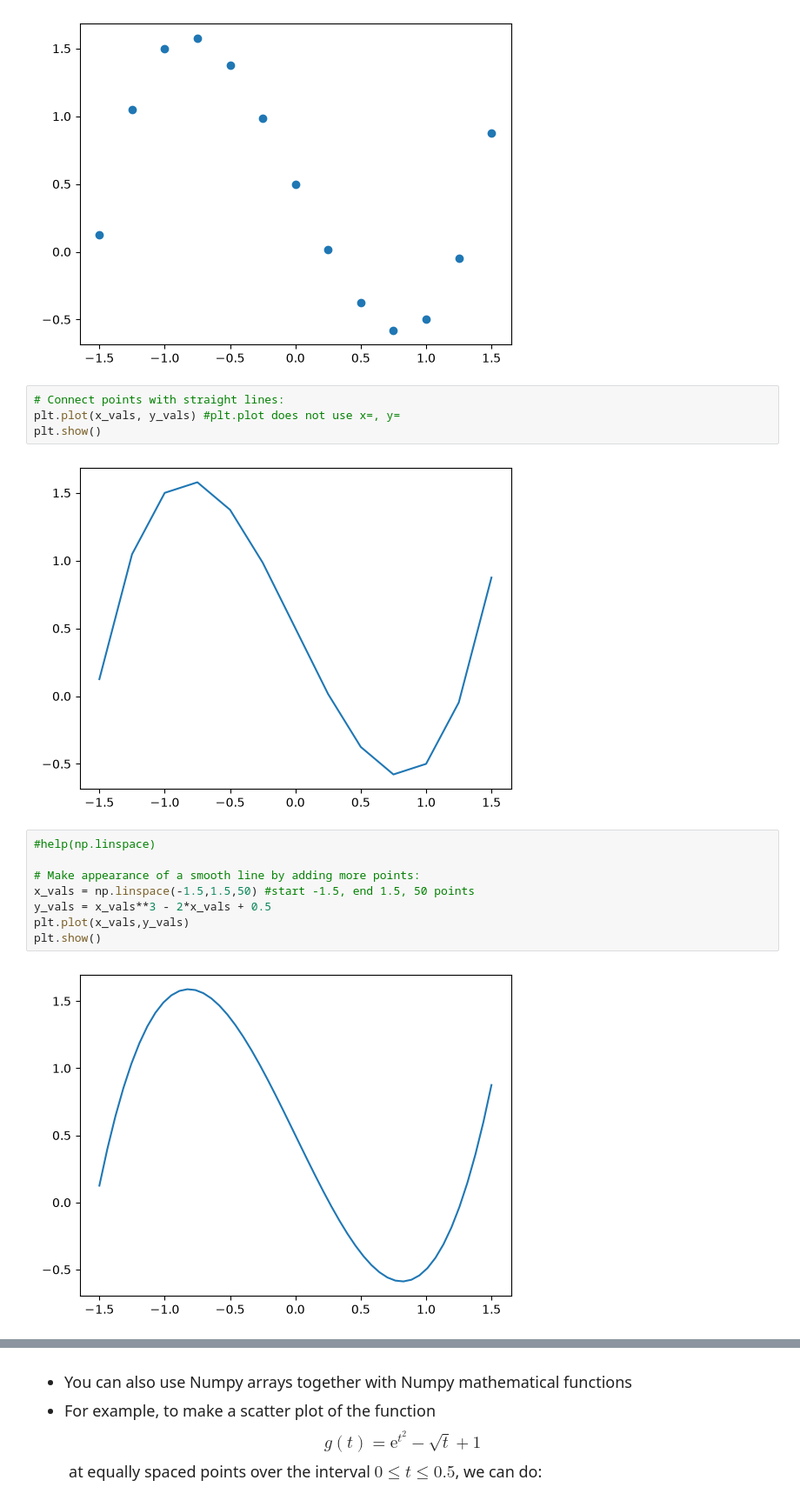
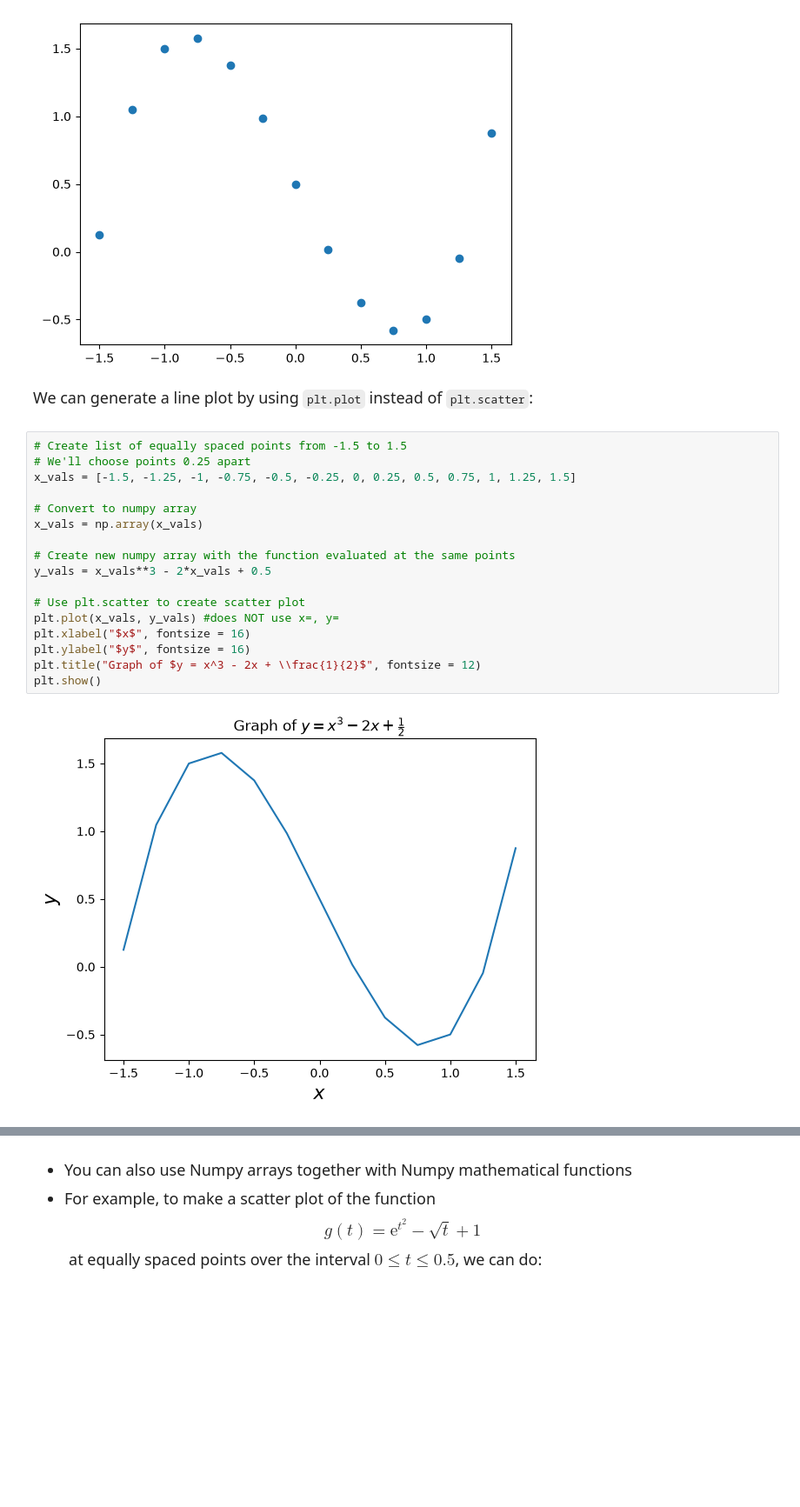
Before and after one commit to maria-shestakov/datasci151fall2026, a Jupyter notebook: lecture_04_other_sequence_objects/My Copy - Lecture04.ipynb, the cells around one changed output, grey strips where cells are left out. Shown at 87% size. Cells and saved outputs as stored; diff of their text form; blank space fills up the shorter version.

```diff
--- a/lecture_04_other_sequence_objects/My Copy - Lecture04.ipynb
+++ b/lecture_04_other_sequence_objects/My Copy - Lecture04.ipynb
@@ -540,19 +544,26 @@ plt.scatter(x = x_vals, y = y_vals)
 plt.show()
 # %% [output]
 [figure]
-# %%
-# Connect points with straight lines:
-plt.plot(x_vals, y_vals) #plt.plot does not use x=, y=
-plt.show()
-# %% [output]
-[figure, removed]
-# %%
-#help(np.linspace)
-
-# Make appearance of a smooth line by adding more points:
-x_vals = np.linspace(-1.5,1.5,50) #start -1.5, end 1.5, 50 points
-y_vals = x_vals**3 - 2*x_vals + 0.5
-plt.plot(x_vals,y_vals)
-plt.show()
-# %% [output]
-[figure, removed]
+# %% [markdown]
+<font size = "4">
+
+We can generate a line plot by using `plt.plot` instead of `plt.scatter`:
+# %%
+# Create list of equally spaced points from -1.5 to 1.5
+# We'll choose points 0.25 apart
+x_vals = [-1.5, -1.25, -1, -0.75, -0.5, -0.25, 0, 0.25, 0.5, 0.75, 1, 1.25, 1.5]
+
+# Convert to numpy array
+x_vals = np.array(x_vals)
+
+# Create new numpy array with the function evaluated at the same points
+y_vals = x_vals**3 - 2*x_vals + 0.5
+
+# Use plt.scatter to create scatter plot
+plt.plot(x_vals, y_vals) #does NOT use x=, y=
+plt.xlabel("$x$", fontsize = 16)
+plt.ylabel("$y$", fontsize = 16)
+plt.title("Graph of $y = x^3 - 2x + \\frac{1}{2}$", fontsize = 12)
+plt.show()
+# %% [output]
+[figure, added]
```
Also changed, not shown: parts of 23 cells of this notebook, 1 other file.
